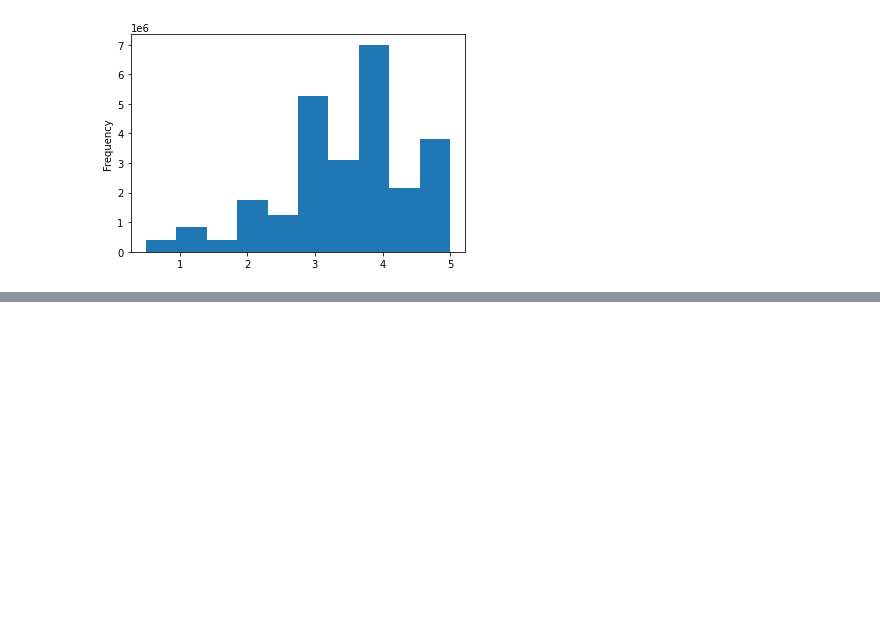
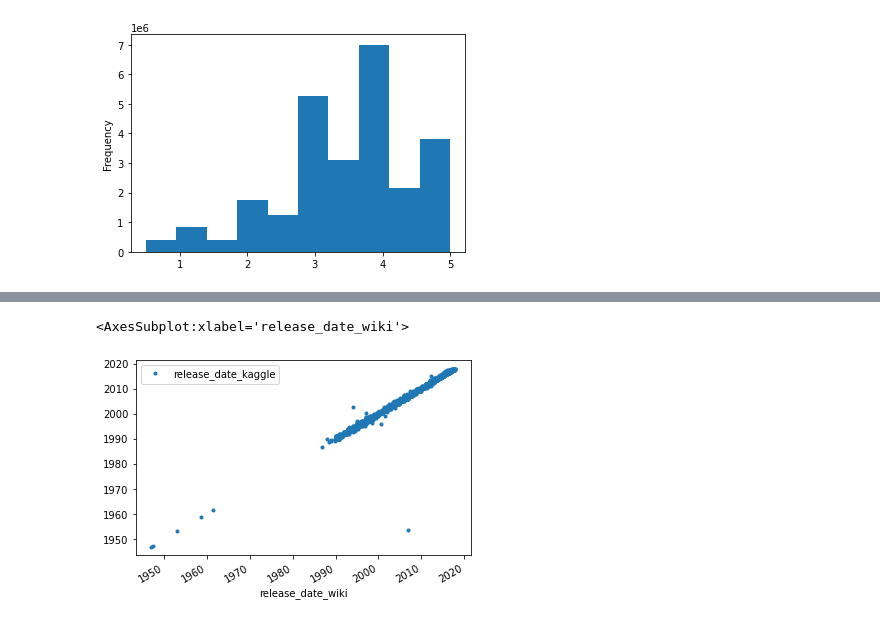
Before and after one commit to manpreetsarao/Movies-ETL, a Jupyter notebook: ETL.ipynb, the cells around one changed output, grey strips where cells are left out. Saved outputs shown, nothing was run; the diff lists cells and outputs as text; code cells hidden in the pictures; blank space fills up the shorter version.

```diff
--- a/ETL.ipynb
+++ b/ETL.ipynb
@@ -821,0 +893,6 @@ Name: rating, dtype: float64
+# %%
+# For Date format we use the style = . because its not a numeric data
+movies_df[['release_date_wiki','release_date_kaggle']].plot(x='release_date_wiki', y='release_date_kaggle', style='.')
+# %% [output]
+<AxesSubplot:xlabel='release_date_wiki'>
+[figure, added]
```
Also changed, not shown: parts of 26 cells of this notebook.
